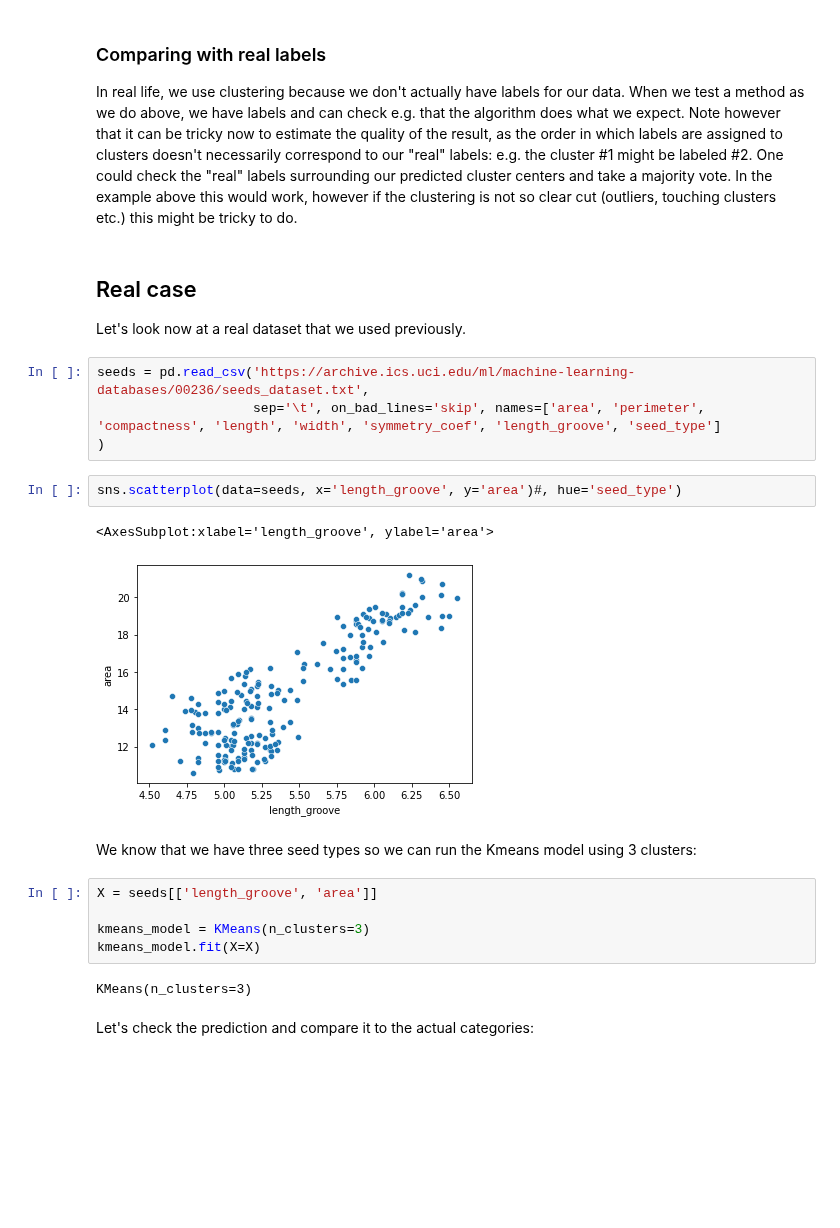
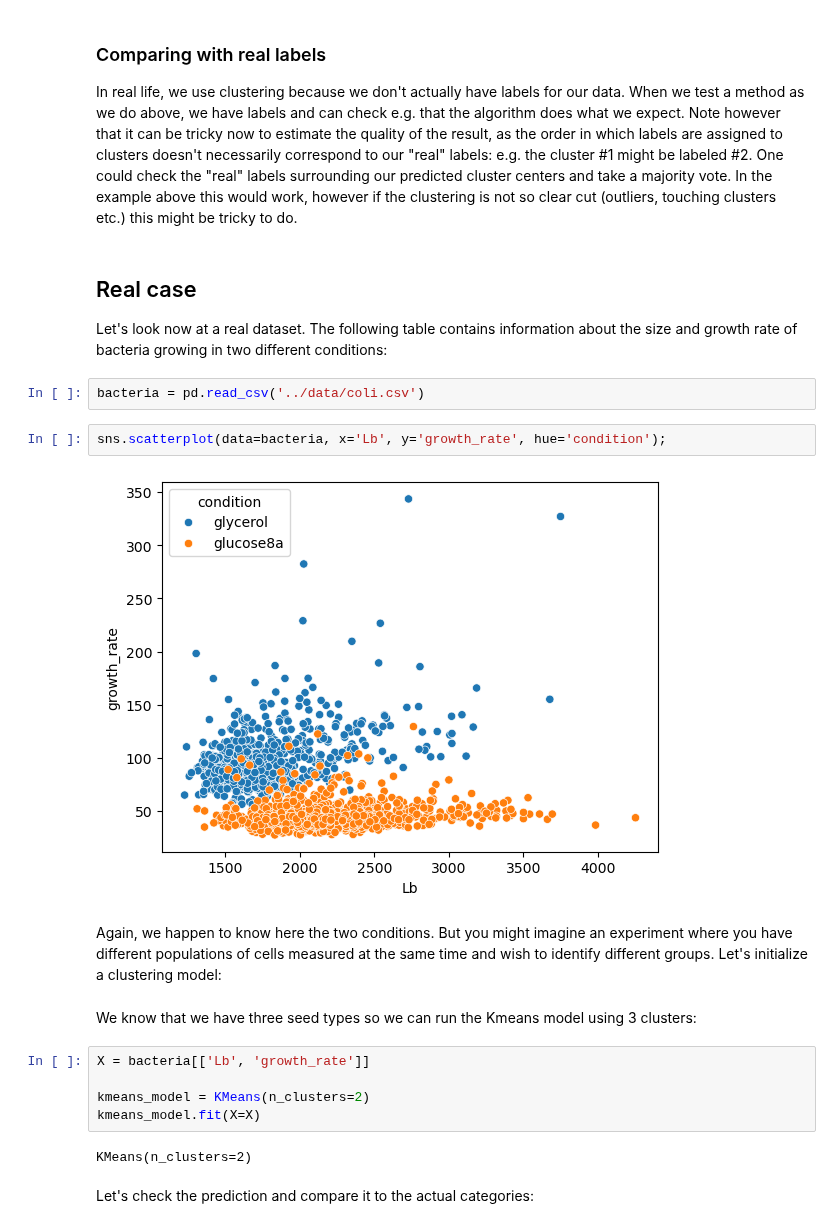
Before and after one commit to guiwitz/EHML, a Jupyter notebook: 13-Clustering.ipynb, the cells around one changed output. Drawn from its saved outputs; the diff is of its cells as text; blank space fills up the shorter version.

```diff
--- a/13-Clustering.ipynb
+++ b/13-Clustering.ipynb
@@ -167,25 +162,24 @@ In real life, we use clustering because we don't actually have labels for our da
 # %% [markdown]
 ## Real case
 
-Let's look now at a real dataset that we used previously.
+Let's look now at a real dataset. The following table contains information about the size and growth rate of bacteria growing in two different conditions:
 # %%
-seeds = pd.read_csv('https://archive.ics.uci.edu/ml/machine-learning-databases/00236/seeds_dataset.txt',
-                    sep='\t', on_bad_lines='skip', names=['area', 'perimeter', 'compactness', 'length', 'width', 'symmetry_coef', 'length_groove', 'seed_type']
-)
+bacteria = pd.read_csv('../data/coli.csv')
 # %%
-sns.scatterplot(data=seeds, x='length_groove', y='area')#, hue='seed_type')
+sns.scatterplot(data=bacteria, x='Lb', y='growth_rate', hue='condition');
 # %% [output]
-<AxesSubplot:xlabel='length_groove', ylabel='area'>
-[figure, old version]
+[figure, new version]
+# %% [markdown]
+Again, we happen to know here the two conditions. But you might imagine an experiment where you have different populations of cells measured at the same time and wish to identify different groups. Let's initialize a clustering model:
 # %% [markdown]
 We know that we have three seed types so we can run the Kmeans model using 3 clusters:
 # %%
-X = seeds[['length_groove', 'area']]
+X = bacteria[['Lb', 'growth_rate']]
 
-kmeans_model = KMeans(n_clusters=3)
+kmeans_model = KMeans(n_clusters=2)
 kmeans_model.fit(X=X)
 # %% [output]
-KMeans(n_clusters=3)
+KMeans(n_clusters=2)
 # %% [markdown]
 Let's check the prediction and compare it to the actual categories:
 # %%
```
Also changed, not shown: parts of 29 cells of this notebook.
